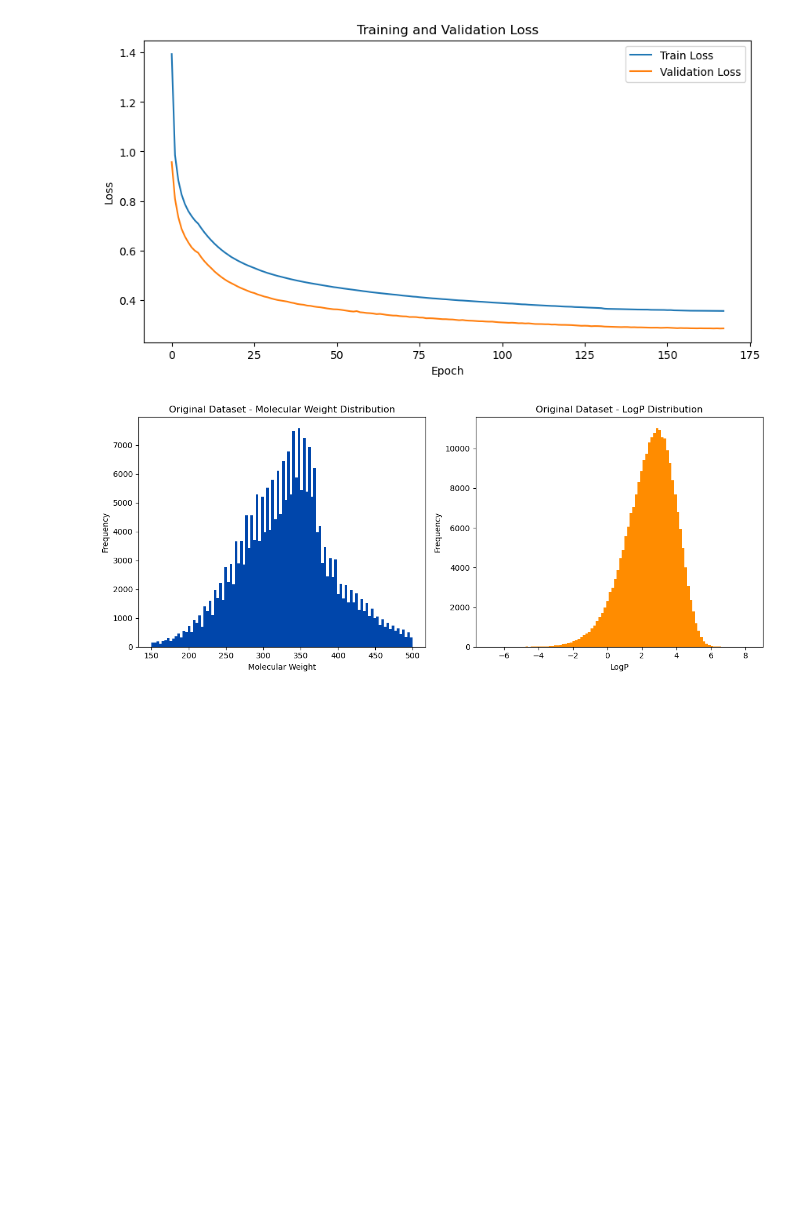
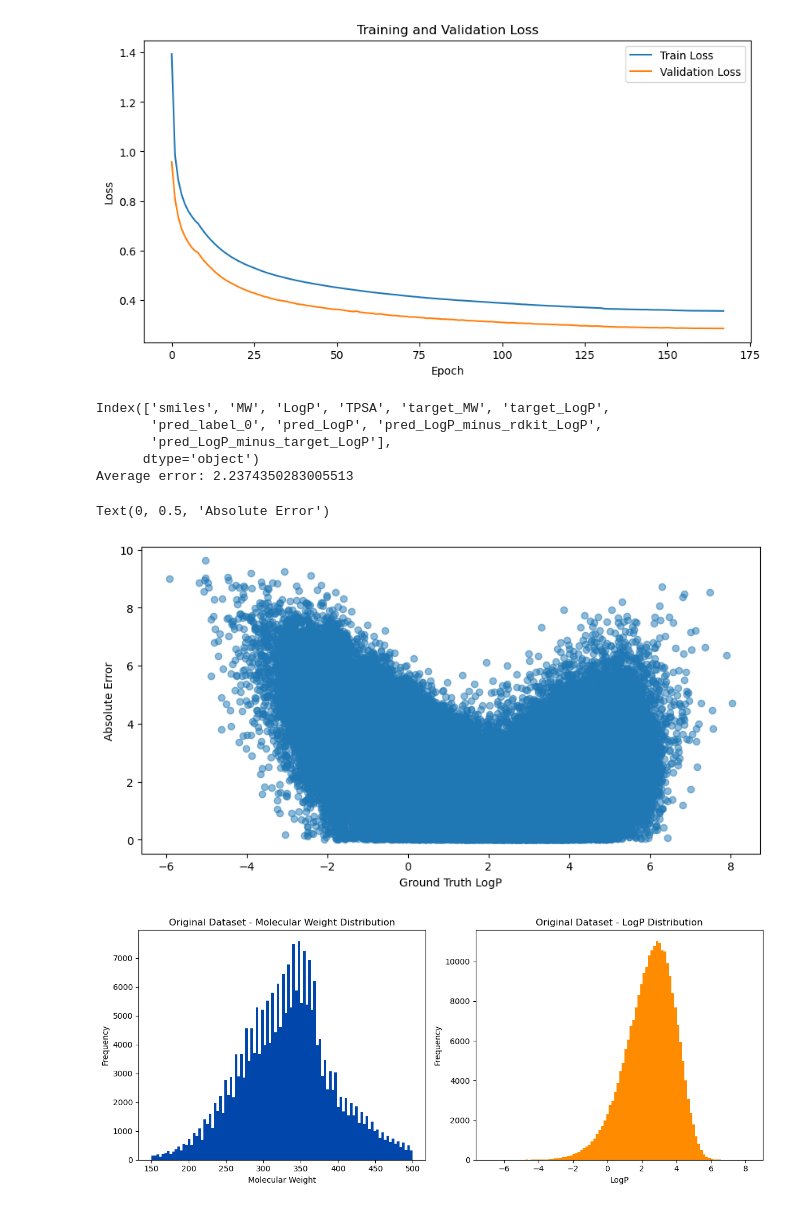
Before and after one commit to johanbaumann/dat675_project, a Jupyter notebook: vae/paper_based/CVAE/viz.ipynb, the cells around one changed output. Cells and saved outputs as stored; diff of their text form; code cells hidden in the pictures; blank space fills up the shorter version.

Commit message:
added some work on label predictions

```diff
--- a/vae/paper_based/CVAE/viz.ipynb
+++ b/vae/paper_based/CVAE/viz.ipynb
@@ -73,6 +73,38 @@ for his in histories:
 [figure]
 [figure]
 [figure]
+# %%
+file = "label_CVAE_transformer_300k_test.txt"
+
+df = pd.read_csv(file, sep=",")
+
+# make 0th row the header
+print(df.columns)
+
+ground_truth = df['LogP'].values
+predicted = df['pred_LogP'].values
+
+avg_error = np.mean(np.abs(ground_truth - predicted))
+
+
+
+print(f"Average error: {avg_error}")
+
+
+
+error_as_function_of_logp = np.abs(ground_truth - predicted)
+plt.figure(figsize=(10, 5))
+plt.scatter(ground_truth, error_as_function_of_logp, alpha=0.5)
+plt.xlabel('Ground Truth LogP')
+plt.ylabel('Absolute Error')
+# %% [output]
+Index(['smiles', 'MW', 'LogP', 'TPSA', 'target_MW', 'target_LogP',
+       'pred_label_0', 'pred_LogP', 'pred_LogP_minus_rdkit_LogP',
+       'pred_LogP_minus_target_LogP'],
+      dtype='object')
+Average error: 2.2374350283005513
+Text(0, 0.5, 'Absolute Error')
+[figure, added]
 # %%
 
 def read_train_file(train_path:str):
```
Also changed, not shown: parts of 1 cell of this notebook, 1 other file.
